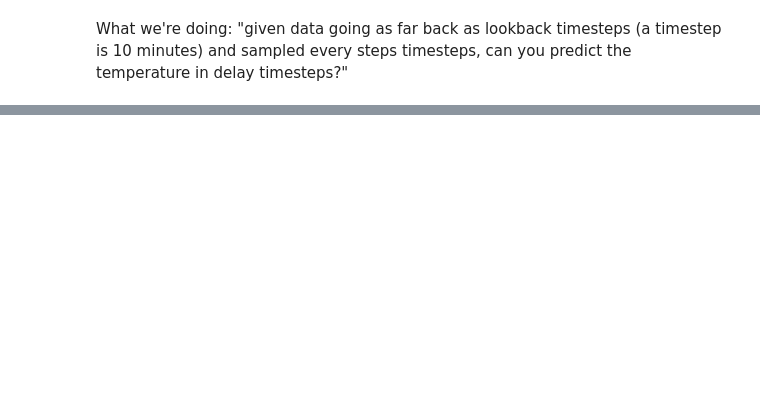
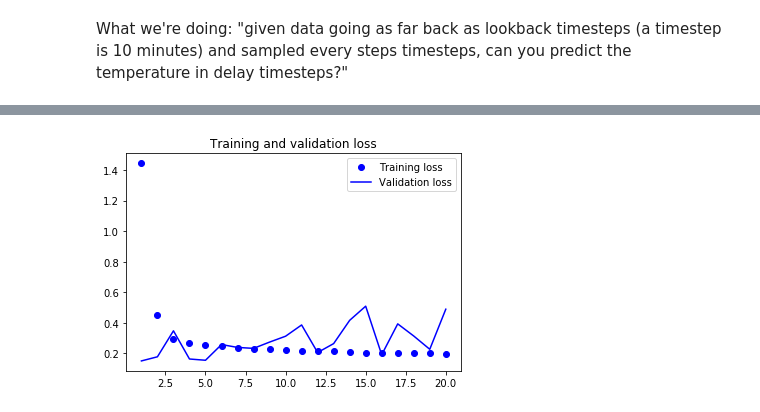
Before and after one commit to aenfield/DeepLearningWithPython, a Jupyter notebook: TextAndSequences.ipynb, the cells around one changed output, grey strips where cells are left out. Cells and saved outputs as stored; diff of their text form; code cells hidden in the pictures; blank space fills up the shorter version.

```diff
--- a/TextAndSequences.ipynb
+++ b/TextAndSequences.ipynb
@@ -689,0 +742,7 @@ def generator(data, lookback, delay, min_index, max_index, shuffle=False, batch_
+# %%
+# each obs/timestep in the orig data is separated by 10m, so 1440 rows repr 1440 * 10m = 14,400m/240 hrs/10 days
+
+lookback = 1440 # how far does input data go
+step = 6        # how much to sample - get each n row, so 6 means get one per hour
+delay = 144     # how many timesteps in the future is the target value we want to predict
+batch_size = 128
@@ -689,0 +811,7 @@ def generator(data, lookback, delay, min_index, max_index, shuffle=False, batch_
+# %%
+model = Sequential()
+model.add(layers.Flatten(input_shape=(lookback // step, float_data.shape[-1])))
+model.add(layers.Dense(32, activation='relu'))
+model.add(layers.Dense(1))
+
+model.summary()
@@ -689,0 +833,4 @@ def generator(data, lookback, delay, min_index, max_index, shuffle=False, batch_
+# %%
+model.compile(optimizer=RMSprop(), loss='mae')
+history = model.fit_generator(train_gen, steps_per_epoch=500, epochs=20,
+                              validation_data=val_gen, validation_steps=val_steps)
@@ -689,0 +855,4 @@ def generator(data, lookback, delay, min_index, max_index, shuffle=False, batch_
+# %%
+output_plots_mae(history)
+# %% [output]
+[figure, added]
```
Also changed, not shown: parts of 31 cells of this notebook.
